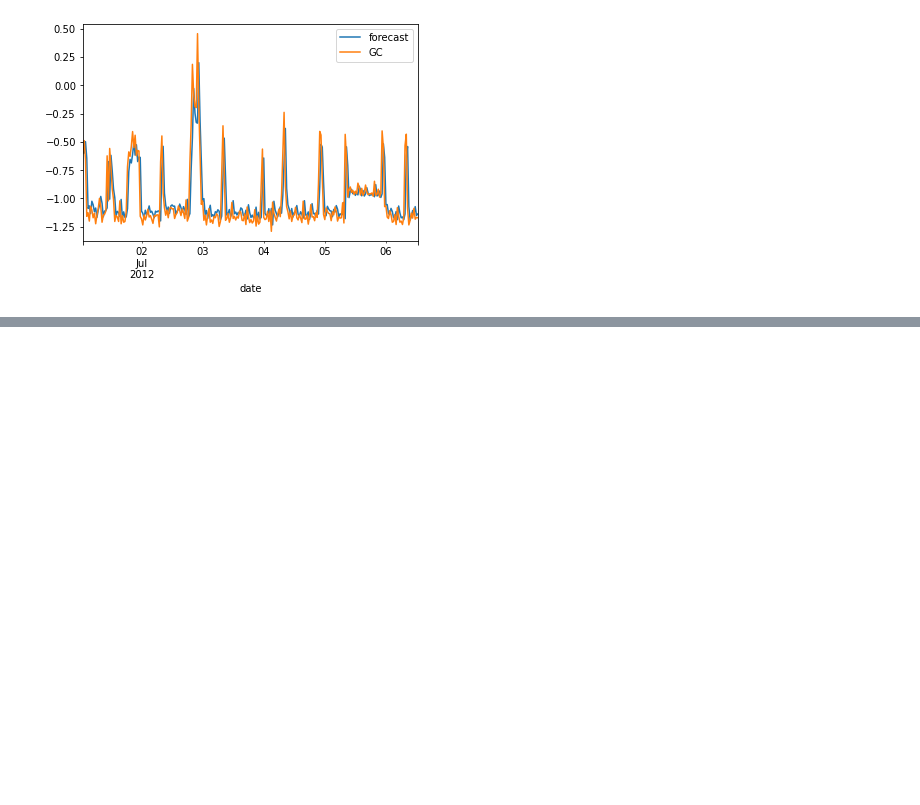
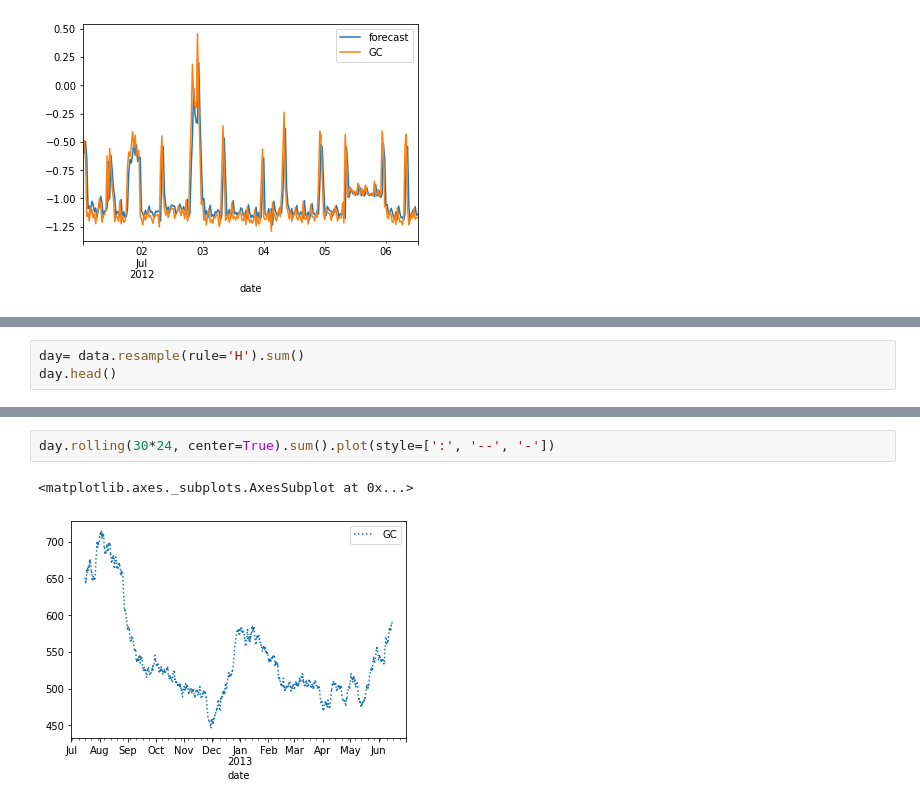
Before and after one commit to baigalmaa-baatar/Predict-energy-consumption, a Jupyter notebook: modeling/time_series_deep_learning.ipynb, the cells around one changed output, grey strips where cells are left out. Drawn from its saved outputs; the diff is of its cells as text; blank space fills up the shorter version.

```diff
--- a/modeling/time_series_deep_learning.ipynb
+++ b/modeling/time_series_deep_learning.ipynb
@@ -278,0 +332,3 @@ results.plot_predict(1,264)
+# %%
+day= data.resample(rule='H').sum()
+day.head()
@@ -278,0 +343,5 @@ results.plot_predict(1,264)
+# %%
+day.rolling(30*24, center=True).sum().plot(style=[':', '--', '-'])
+# %% [output]
+<matplotlib.axes._subplots.AxesSubplot at 0x...>
+[figure, added]
```
Also changed, not shown: parts of 35 cells of this notebook.
